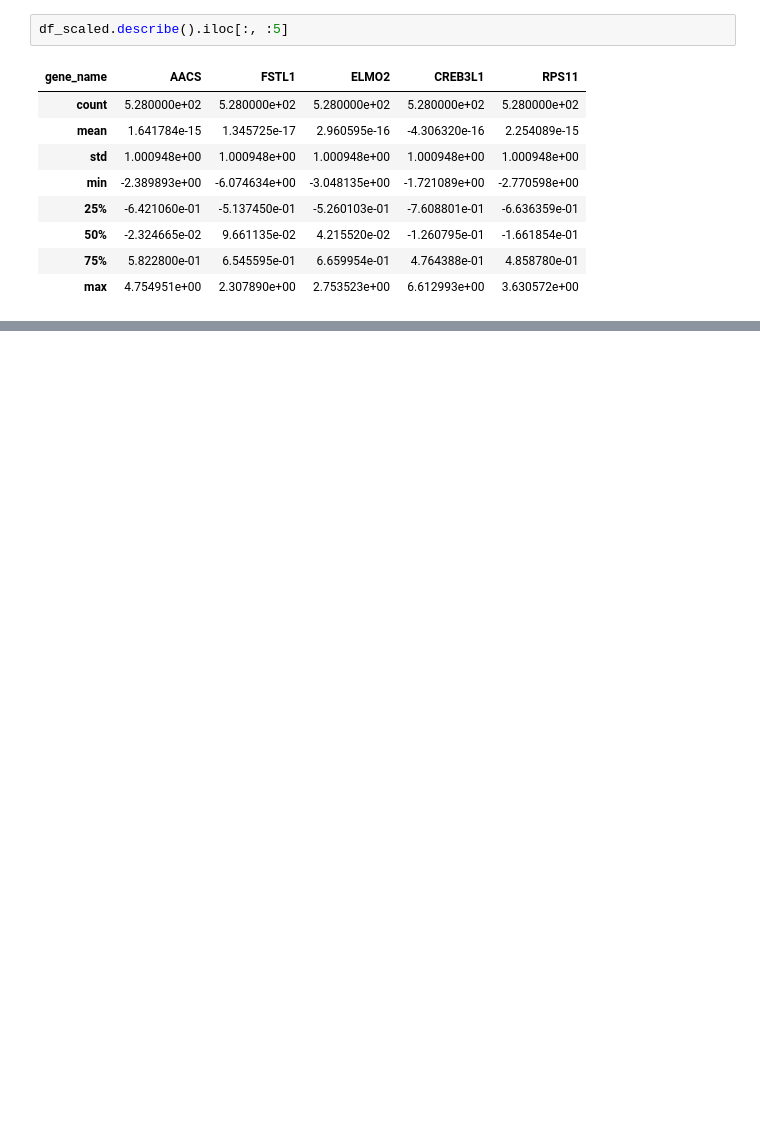
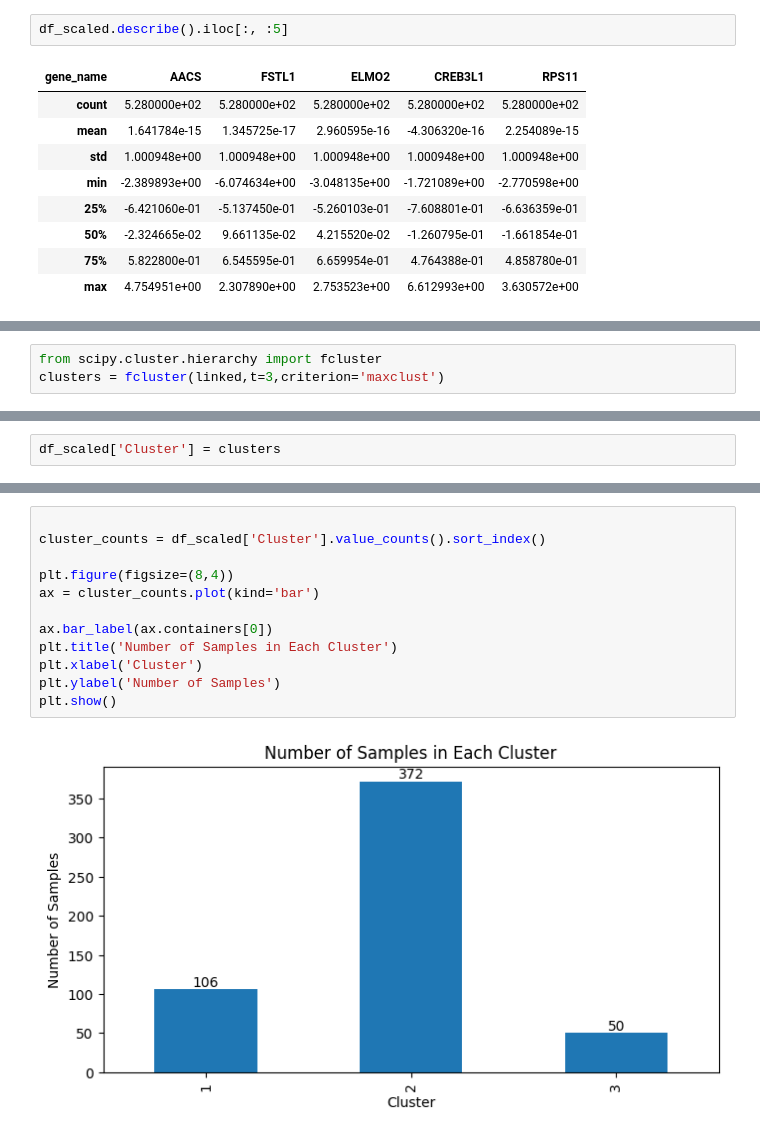
Before and after one commit to hakeemadnan/GeneExpressionDataCLusteringML, a Jupyter notebook: GeneExpressionData.ipynb, the cells around one changed output, grey strips where cells are left out. Drawn from its saved outputs; the diff is of its cells as text; blank space fills up the shorter version.

```diff
--- a/GeneExpressionData.ipynb
+++ b/GeneExpressionData.ipynb
@@ -181,0 +233,3 @@ df_scaled.describe().iloc[:, :5]
+# %%
+from scipy.cluster.hierarchy import fcluster
+clusters = fcluster(linked,t=3,criterion='maxclust')
@@ -181,0 +240,2 @@ df_scaled.describe().iloc[:, :5]
+# %%
+df_scaled['Cluster'] = clusters
@@ -181,0 +271,14 @@ df_scaled.describe().iloc[:, :5]
+# %%
+
+cluster_counts = df_scaled['Cluster'].value_counts().sort_index()
+
+plt.figure(figsize=(8,4))
+ax = cluster_counts.plot(kind='bar')
+
+ax.bar_label(ax.containers[0])
+plt.title('Number of Samples in Each Cluster')
+plt.xlabel('Cluster')
+plt.ylabel('Number of Samples')
+plt.show()
+# %% [output]
+[figure, added]
```
Also changed, not shown: parts of 44 cells of this notebook.
